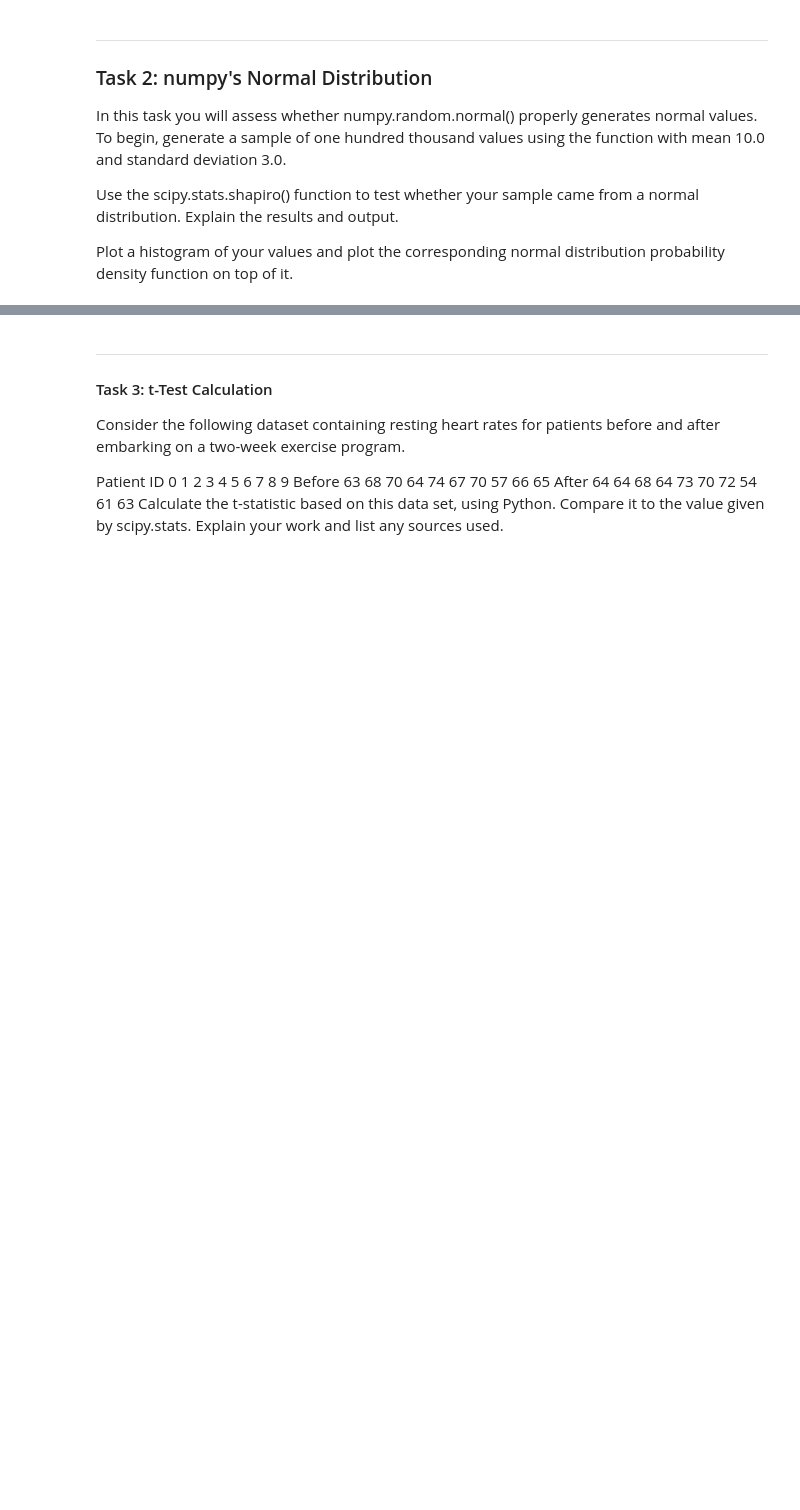
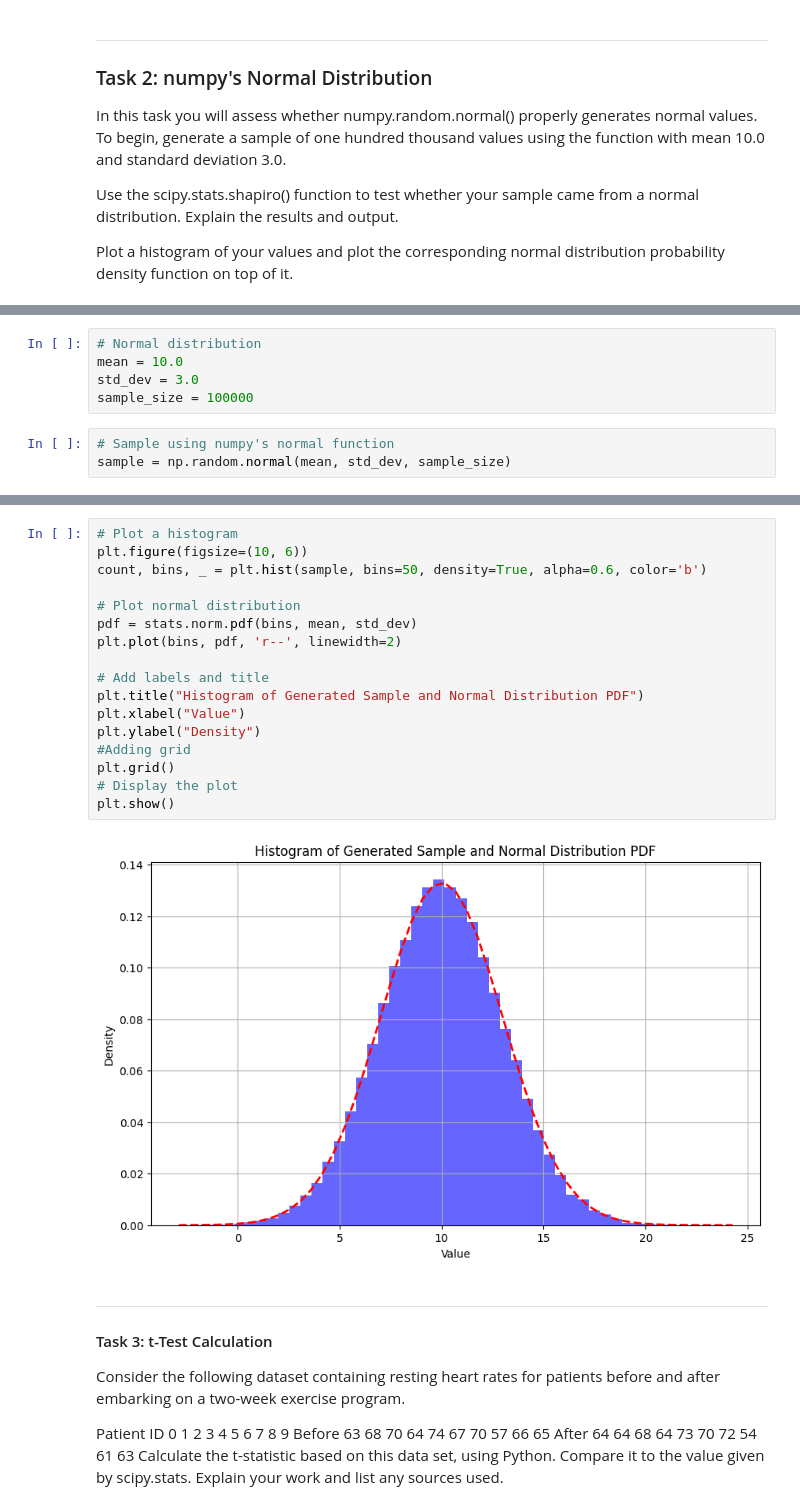
Before and after one commit to Waszka22/statistics, a Jupyter notebook: task.ipynb, the cells around one changed output, grey strips where cells are left out. Saved outputs shown, nothing was run; the diff lists cells and outputs as text; blank space fills up the shorter version.

```diff
--- a/task.ipynb
+++ b/task.ipynb
@@ -73,0 +79,8 @@ Plot a histogram of your values and plot the corresponding normal distribution p
+# %%
+# Normal distribution
+mean = 10.0
+std_dev = 3.0
+sample_size = 100000
+# %%
+# Sample using numpy's normal function
+sample = np.random.normal(mean, std_dev, sample_size)
@@ -74,3 +97,22 @@ Plot a histogram of your values and plot the corresponding normal distribution p
+# %%
+# Plot a histogram
+plt.figure(figsize=(10, 6))
+count, bins, _ = plt.hist(sample, bins=50, density=True, alpha=0.6, color='b')
+
+# Plot normal distribution
+pdf = stats.norm.pdf(bins, mean, std_dev)
+plt.plot(bins, pdf, 'r--', linewidth=2)
+
+# Add labels and title
+plt.title("Histogram of Generated Sample and Normal Distribution PDF")
+plt.xlabel("Value")
+plt.ylabel("Density")
+#Adding grid
+plt.grid()
+# Display the plot
+plt.show()
+# %% [output]
+[figure, added]
 # %% [markdown]
 ---
 #### Task 3: t-Test Calculation
```
Also changed, not shown: parts of 3 cells of this notebook.
